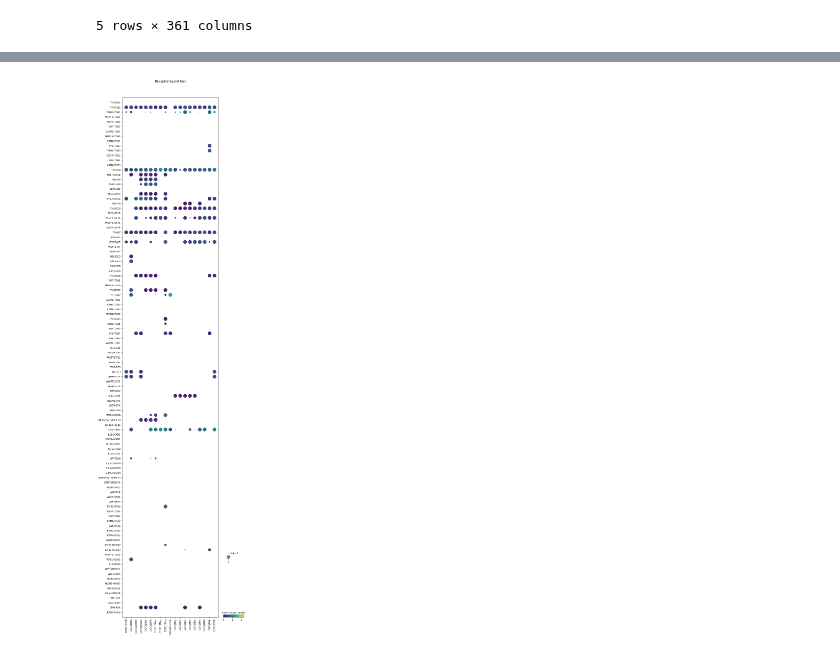
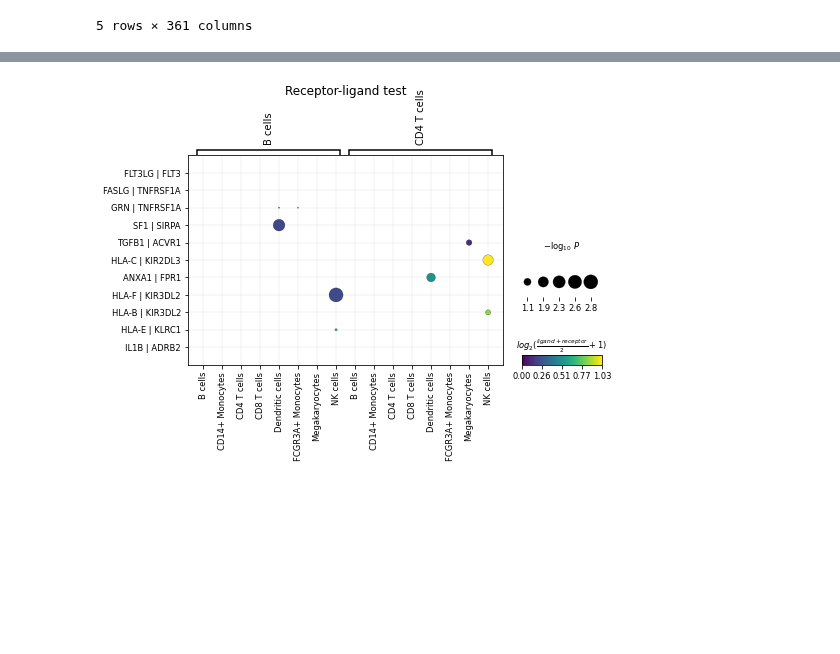
Before and after one commit to scverse/squidpy, a Jupyter notebook: notebooks/ligrec_vignette.ipynb, the cells around one changed output, grey strips where cells are left out. Saved outputs shown, nothing was run; the diff lists cells and outputs as text; code cells hidden in the pictures; blank space fills up the shorter version.

```diff
--- a/notebooks/ligrec_vignette.ipynb
+++ b/notebooks/ligrec_vignette.ipynb
@@ -151,7 +121,4 @@ WARNING: Removed `1` duplicate gene(s)
-# %%
-ligrec(
-    permutation_test_results=res,
-    selected_cluster='11DC'
-)
-# %% [output]
-[figure, removed]
+# %%
+sp.pl.ligrec(res, src_clusters=["CD4 T cells", "B cells"])
+# %% [output]
+[figure, added]
```
Also changed, not shown: parts of 26 cells of this notebook, 7 other files.
